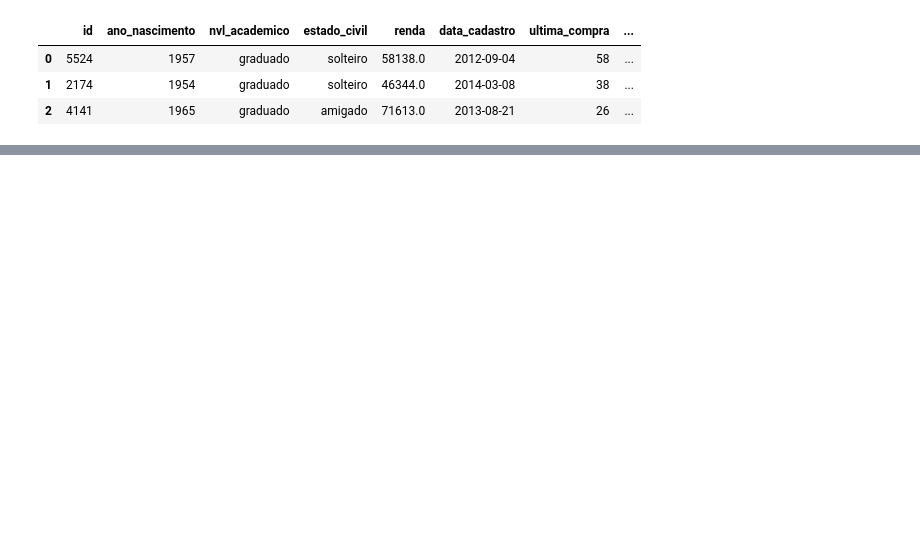
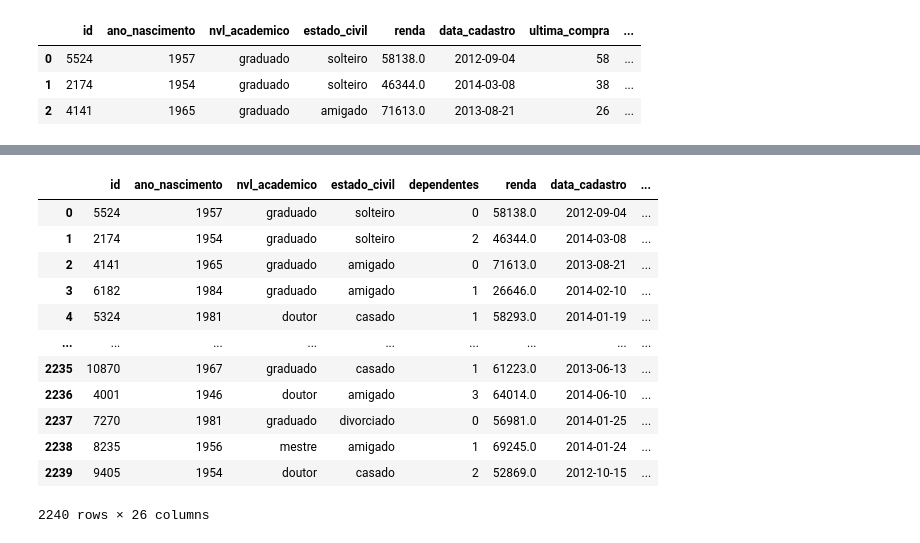
Before and after one commit to AndersonGabrielCalasans/BootCamp-SoulCode-Engenharia-Dados, a Jupyter notebook: SoulCode/Atv_Marketing_Campaign.ipynb, the cells around one changed output, grey strips where cells are left out. Saved outputs shown, nothing was run; the diff lists cells and outputs as text; code cells hidden in the pictures; blank space fills up the shorter version.

```diff
--- a/SoulCode/Atv_Marketing_Campaign.ipynb
+++ b/SoulCode/Atv_Marketing_Campaign.ipynb
@@ -331,4 +351,4 @@ dtype: int64
 Nesta coluna identificamos os valores 1893, 1899 e 1900, se levarmos em consideração que estamos no ano de 2022, esse cliente teria entre 122 a 129 anos, o que seria bem improvável. Neste caso irei considerar tais valores como inconsistências e substituí-los por NaN.
 # %%
 # Replace por NA
-df['ano_nascimento'].replace([1893, 1899, 1900], pd.NaT, inplace = True)
+df['ano_nascimento'].replace([1893, 1899, 1900], pd.NA, inplace = True)
@@ -355,0 +416,3 @@ dtype: int64
+# %%
+# Tornando a coluna inteiro novamente
+df['ano_nascimento']=df['ano_nascimento'].astype('Int64')
@@ -405,3 +500,5 @@ array(['solteiro', 'amigado', 'casado', 'divorciado', 'viuvo'],
+# %%
+df.drop(['custo_contato', 'receita'], axis=1, inplace = True)
 # %% [markdown]
 ### Tratando inconcistencias nas demais colunas
 # %%
@@ -539,0 +668,43 @@ SchemaError: ignored
+# %%
+df = df[['id',
+         'ano_nascimento',
+         'nvl_academico',
+         'estado_civil',
+         'dependentes',
+         'renda',
+         'data_cadastro',
+         'ultima_compra',
+         'gasto_vinhos',
+         'gasto_frutas',
+         'gasto_carnes',
+         'gasto_pesca',
+         'gasto_doces',
+         'gasto_ouro',
+         'n_compras_desconto',
+         'n_compras_site',
+         'n_compras_catalogo',
+         'n_compras_loja',
+         'n_visitas_recente_site',
+         'campanha1',
+         'campanha2',
+         'campanha3',
+         'campanha4',
+         'campanha5',
+         'reclamacao',
+         'resposta']]
+
+df
+# %% [output]
+|  | id | ano_nascimento | nvl_academico | estado_civil | dependentes | renda | data_cadastro | ... |
+| 0 | 5524 | 1957 | graduado | solteiro | 0 | 58138.0 | 2012-09-04 | ... |
+| 1 | 2174 | 1954 | graduado | solteiro | 2 | 46344.0 | 2014-03-08 | ... |
+| 2 | 4141 | 1965 | graduado | amigado | 0 | 71613.0 | 2013-08-21 | ... |
+| 3 | 6182 | 1984 | graduado | amigado | 1 | 26646.0 | 2014-02-10 | ... |
+| 4 | 5324 | 1981 | doutor | casado | 1 | 58293.0 | 2014-01-19 | ... |
+| ... | ... | ... | ... | ... | ... | ... | ... | ... |
+| 2235 | 10870 | 1967 | graduado | casado | 1 | 61223.0 | 2013-06-13 | ... |
+| 2236 | 4001 | 1946 | doutor | amigado | 3 | 64014.0 | 2014-06-10 | ... |
+| 2237 | 7270 | 1981 | graduado | divorciado | 0 | 56981.0 | 2014-01-25 | ... |
+| 2238 | 8235 | 1956 | mestre | amigado | 1 | 69245.0 | 2014-01-24 | ... |
+| 2239 | 9405 | 1954 | doutor | casado | 2 | 52869.0 | 2012-10-15 | ... |
+2240 rows × 26 columns
```
Also changed, not shown: parts of 20 cells of this notebook.
